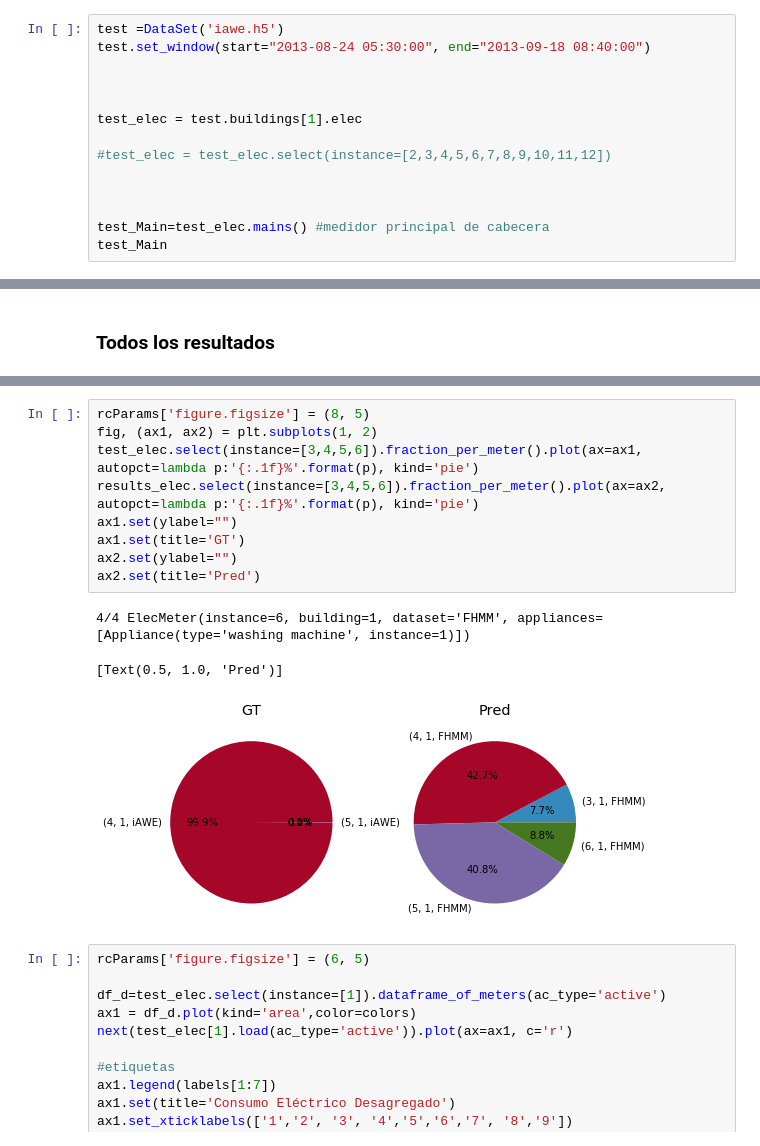
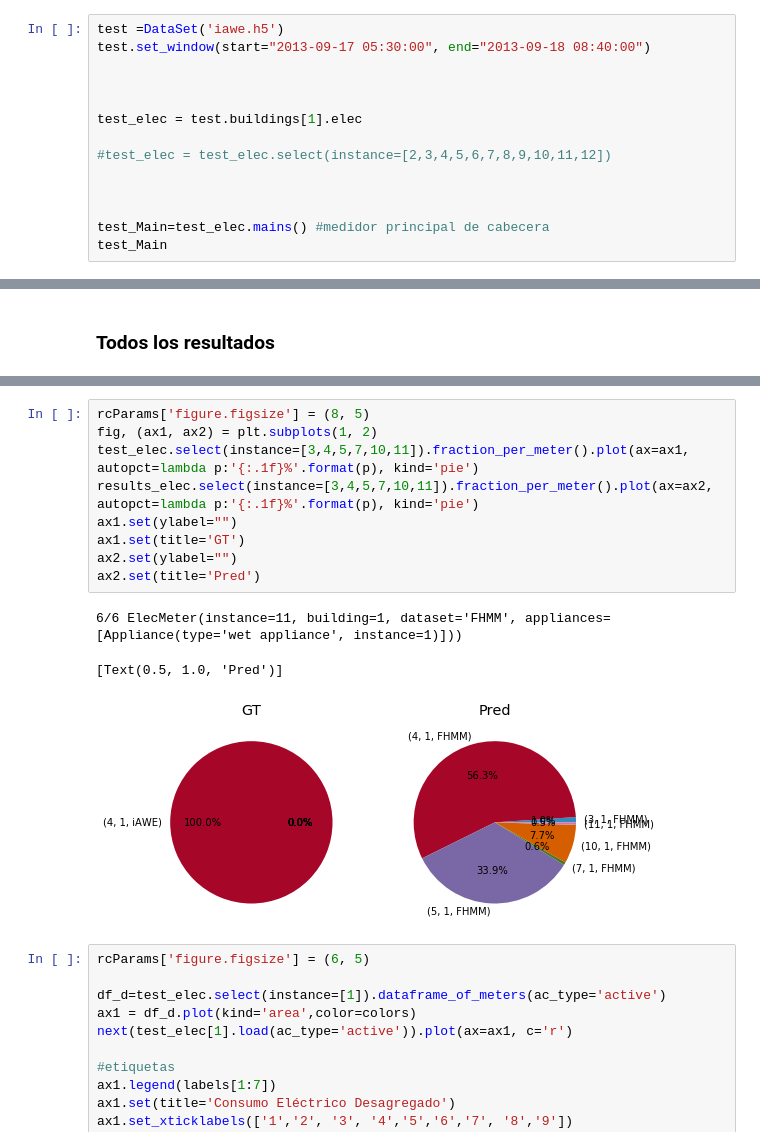
Before and after one commit to crn565/NILMTK_ozm_vs_iawe, a Jupyter notebook: 7.- DESAGREGACION.ipynb, the cells around one changed output, grey strips where cells are left out. Cells and saved outputs as stored; diff of their text form.

```diff
--- a/7.- DESAGREGACION.ipynb
+++ b/7.- DESAGREGACION.ipynb
@@ -23,7 +23,7 @@ colors=['tab:blue','tab:orange','tab:green','tab:olive','tab:purple','tab:cyan',
 ## Set de Pruebas
 # %%
 test =DataSet('iawe.h5')
-test.set_window(start="2013-08-24 05:30:00", end="2013-09-18 08:40:00")
+test.set_window(start="2013-09-17 05:30:00", end="2013-09-18 08:40:00")
 
 
 
@@ -252,16 +253,16 @@ plt.savefig('./data/images/6.2_Plot_results_1.1.svg', bbox_inches='tight', trans
 # %%
 rcParams['figure.figsize'] = (8, 5)
 fig, (ax1, ax2) = plt.subplots(1, 2)
-test_elec.select(instance=[3,4,5,6]).fraction_per_meter().plot(ax=ax1, autopct=lambda p:'{:.1f}%'.format(p), kind='pie')
-results_elec.select(instance=[3,4,5,6]).fraction_per_meter().plot(ax=ax2, autopct=lambda p:'{:.1f}%'.format(p), kind='pie')
+test_elec.select(instance=[3,4,5,7,10,11]).fraction_per_meter().plot(ax=ax1, autopct=lambda p:'{:.1f}%'.format(p), kind='pie')
+results_elec.select(instance=[3,4,5,7,10,11]).fraction_per_meter().plot(ax=ax2, autopct=lambda p:'{:.1f}%'.format(p), kind='pie')
 ax1.set(ylabel="")
 ax1.set(title='GT')
 ax2.set(ylabel="")
 ax2.set(title='Pred')
 # %% [output]
-4/4 ElecMeter(instance=6, building=1, dataset='FHMM', appliances=[Appliance(type='washing machine', instance=1)])
+6/6 ElecMeter(instance=11, building=1, dataset='FHMM', appliances=[Appliance(type='wet appliance', instance=1)]))
 [Text(0.5, 1.0, 'Pred')]
-[figure, old version]
+[figure, new version]
 # %%
 rcParams['figure.figsize'] = (6, 5)
 
```
Also changed, not shown: parts of 16 cells of this notebook.
